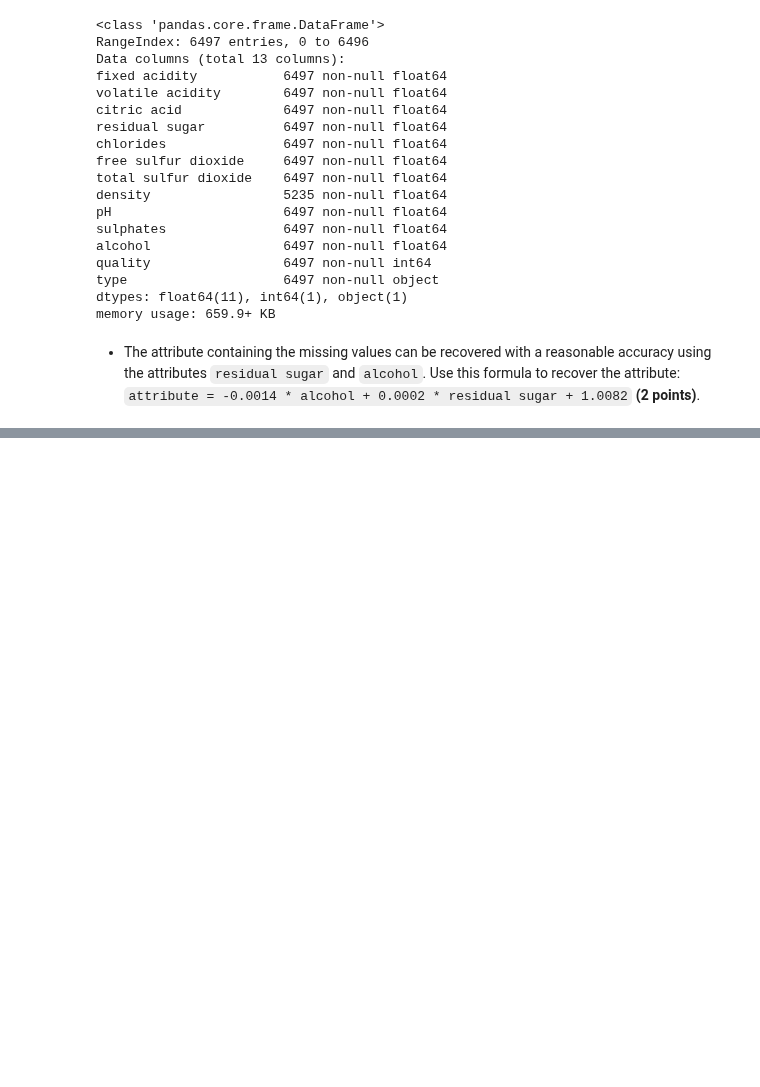
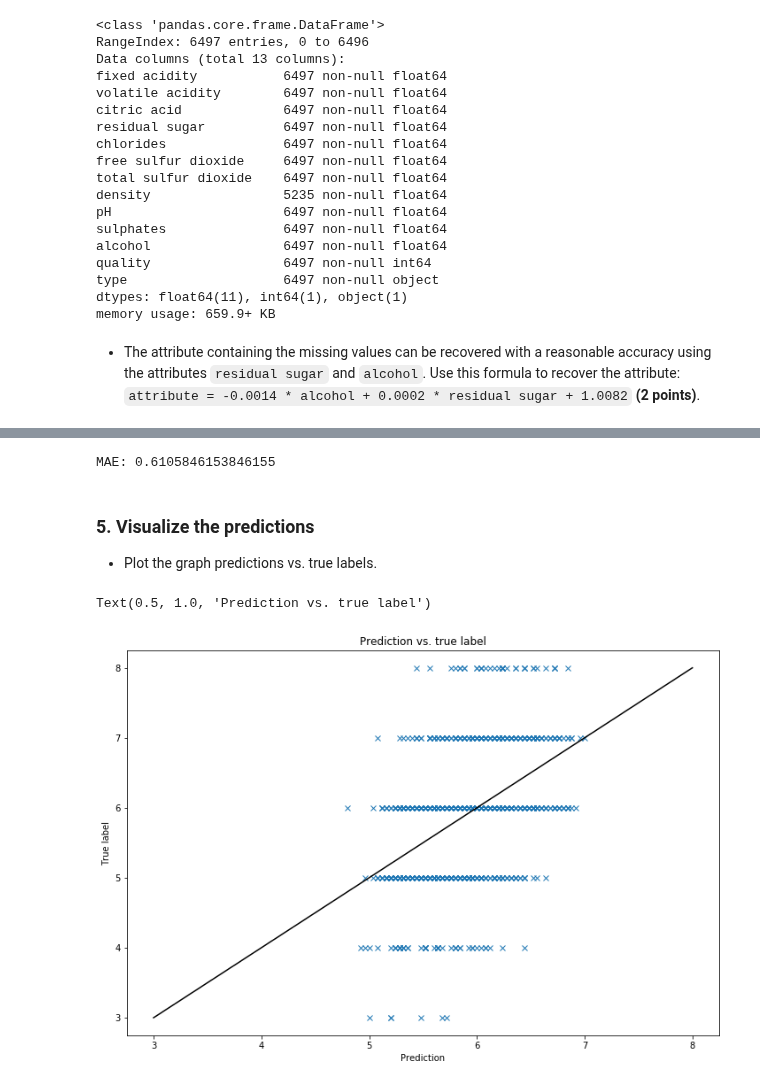
Before and after one commit to xldrkp/jb-test, a Jupyter notebook: content/chapter1-numerical/1-final.ipynb, the cells around one changed output, grey strips where cells are left out. Saved outputs shown, nothing was run; the diff lists cells and outputs as text; code cells hidden in the pictures; blank space fills up the shorter version.

```diff
--- a/content/chapter1-numerical/1-final.ipynb
+++ b/content/chapter1-numerical/1-final.ipynb
@@ -127,0 +124,16 @@ assert data.iloc[6]['density'] == -0.0014 * data.iloc[6]['alcohol'] + 0.0002 * d
+# %%
+# predict 'quality' with regression
+
+from sklearn.metrics import mean_absolute_error
+
+# Begin answer
+x = ['fixed acidity', 'volatile acidity', 'citric acid', 'residual sugar', 'chlorides', 'free sulfur dioxide',
+              'density', 'pH', 'sulphates', 'alcohol']
+y = ['quality']
+
+predictions, ytest = knn_regression(data, x, y)
+mae_regression = mean_absolute_error(predictions, ytest)
+print('MAE: ' + str(mae_regression))
+# End answer
+# %% [output]
+MAE: 0.6105846153846155
@@ -127,0 +153,27 @@ assert data.iloc[6]['density'] == -0.0014 * data.iloc[6]['alcohol'] + 0.0002 * d
+# %% [markdown]
+### 5. Visualize the predictions
+
++ Plot the graph predictions vs. true labels.
+# %%
+# plot predictions vs. true labels
+
+import matplotlib.pyplot as plt
+
+# Begin answer
+plt.figure(figsize = (12, 8))
+
+pred = []
+for element in predictions:
+    pred.append(element[0])
+plt.plot(pred, ytest, 'x')
+
+x = np.linspace(3, 8, 10)
+plt.plot(x, x, color = 'black')
+
+plt.xlabel('Prediction')
+plt.ylabel('True label')
+plt.title('Prediction vs. true label')
+# End answer
+# %% [output]
+Text(0.5, 1.0, 'Prediction vs. true label')
+[figure, added]
```
Also changed, not shown: parts of 18 cells of this notebook, 1 other file.
